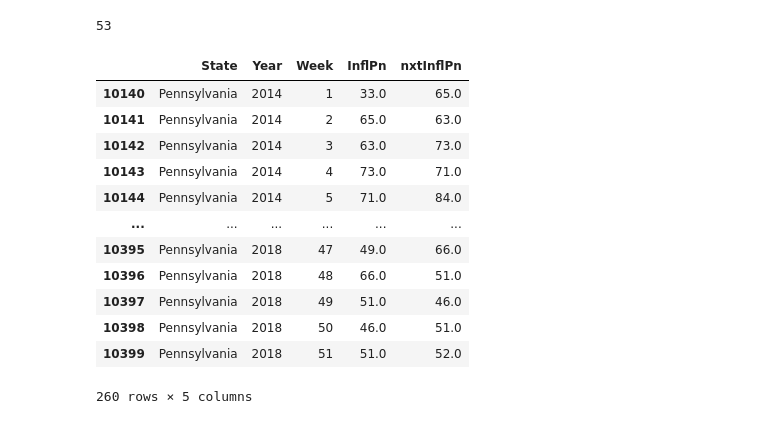
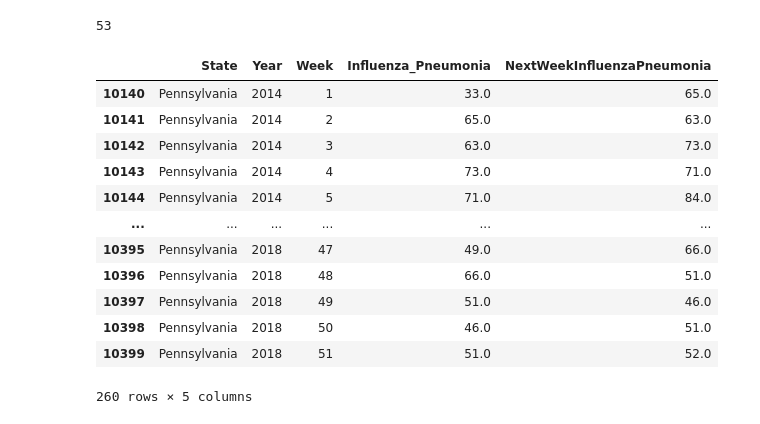
Before and after one commit to adreyzin/CapstoneTwoRepo, a Jupyter notebook: Weekly Counts of Deaths by State and Select Causes, 2014-2018.ipynb, the cells around one changed output. Cells and saved outputs as stored; diff of their text form; code cells hidden in the pictures.

```diff
--- a/Weekly Counts of Deaths by State and Select Causes, 2014-2018.ipynb
+++ b/Weekly Counts of Deaths by State and Select Causes, 2014-2018.ipynb
@@ -189,5 +200,6 @@ df['Septicemia'].isnull().sum()
 # %% [output]
 6147
 # %%
-df['flag_sept'].fillna(0,inplace=True)
-df['flag_sept'].replace('Suppressed (counts 1-9)',1,inplace=True)
+#I'm replacing nulls with zeros and values with 1.
+df['Septicemia_Suppressed'].fillna(0,inplace=True)
+df['Septicemia_Suppressed'].replace('Suppressed (counts 1-9)',1,inplace=True)
@@ -223,7 +237,7 @@ df['flag_stroke'].replace('Suppressed (counts 1-9)',1,inplace=True)
 # %%
 df['Diabetes'].fillna(5,inplace=True)
 df['Alzheimer'].fillna(5,inplace=True)
-df['InflPn'].fillna(5,inplace=True)
+df['Influenza_Pneumonia'].fillna(5,inplace=True)
 df['COPD'].fillna(5,inplace=True)
 df['Respiratory'].fillna(5,inplace=True)
 df['Kidney'].fillna(5,inplace=True)
@@ -274,0 +287,4 @@ df['Month']=df['WeekEndDate'].dt.month
+# %%
+#Get Month value from the date and turn it into categorical variables
+df['Month']=df['WeekEndDate'].dt.month
+df=pd.concat([df, pd.get_dummies(df['Month'])], axis=1)
@@ -323,25 +348,6 @@ df=pd.concat([df,tmp],axis=1)
 #shift the dataset
 #make sure that states don't overlap
 
-df2=pd.DataFrame(df[['State','nxtWkYear','nxtWeek','InflPn','flag_inflpn']])
-df2.columns = ['State','nxtWkYear','nxtWeek','nxtInflPn','nxtflag_inflpn']
+df2=pd.DataFrame(df[['State','nxtWkYear','nxtWeek','Influenza_Pneumonia','Influenza_Pneumonia_Supressed']])
+df2.columns = ['State','nxtWkYear','nxtWeek','NextWeekInfluenzaPneumonia','NextWeekInfluenzaPneumoniaSuppressed']
 df=df.merge(df2,left_on=['State','Year','Week'],right_on=['State','nxtWkYear','nxtWeek']).drop(['nxtWkYear_x','nxtWeek_x','nxtWkYear_y','nxtWeek_y'],axis=1)
-# %%
-#df[['State', 'Year', 'Week','InflPn','nxtInflPn']][(df['Week']>=50) & (df['Year']==2018)].tail(20)
-#df[['State', 'Year', 'Week','InflPn','nxtInflPn']][df['Year']==2018]
-#df['Week'][df['Year']==2018].max()
-df[['State', 'Year', 'Week','InflPn','nxtInflPn']][df['State']=='Pennsylvania']
-# %% [output]
-|  | State | Year | Week | InflPn | nxtInflPn |
-| 10140 | Pennsylvania | 2014 | 1 | 33.0 | 65.0 |
-| 10141 | Pennsylvania | 2014 | 2 | 65.0 | 63.0 |
-| 10142 | Pennsylvania | 2014 | 3 | 63.0 | 73.0 |
-| 10143 | Pennsylvania | 2014 | 4 | 73.0 | 71.0 |
-| 10144 | Pennsylvania | 2014 | 5 | 71.0 | 84.0 |
-| ... | ... | ... | ... | ... | ... |
-| 10395 | Pennsylvania | 2018 | 47 | 49.0 | 66.0 |
-| 10396 | Pennsylvania | 2018 | 48 | 66.0 | 51.0 |
-| 10397 | Pennsylvania | 2018 | 49 | 51.0 | 46.0 |
-| 10398 | Pennsylvania | 2018 | 50 | 46.0 | 51.0 |
-| 10399 | Pennsylvania | 2018 | 51 | 51.0 | 52.0 |
-260 rows × 5 columns
@@ -349,0 +354,17 @@ df[['State', 'Year', 'Week','InflPn','nxtInflPn']][df['State']=='Pennsylvania']
+# %%
+#Check the results to demonstrate that the new column has the next week data
+df[['State', 'Year', 'Week','Influenza_Pneumonia','NextWeekInfluenzaPneumonia']][df['State']=='Pennsylvania']
+# %% [output]
+|  | State | Year | Week | Influenza_Pneumonia | NextWeekInfluenzaPneumonia |
+| 10140 | Pennsylvania | 2014 | 1 | 33.0 | 65.0 |
+| 10141 | Pennsylvania | 2014 | 2 | 65.0 | 63.0 |
+| 10142 | Pennsylvania | 2014 | 3 | 63.0 | 73.0 |
+| 10143 | Pennsylvania | 2014 | 4 | 73.0 | 71.0 |
+| 10144 | Pennsylvania | 2014 | 5 | 71.0 | 84.0 |
+| ... | ... | ... | ... | ... | ... |
+| 10395 | Pennsylvania | 2018 | 47 | 49.0 | 66.0 |
+| 10396 | Pennsylvania | 2018 | 48 | 66.0 | 51.0 |
+| 10397 | Pennsylvania | 2018 | 49 | 51.0 | 46.0 |
+| 10398 | Pennsylvania | 2018 | 50 | 46.0 | 51.0 |
+| 10399 | Pennsylvania | 2018 | 51 | 51.0 | 52.0 |
+260 rows × 5 columns
```
Also changed, not shown: parts of 42 cells of this notebook.
